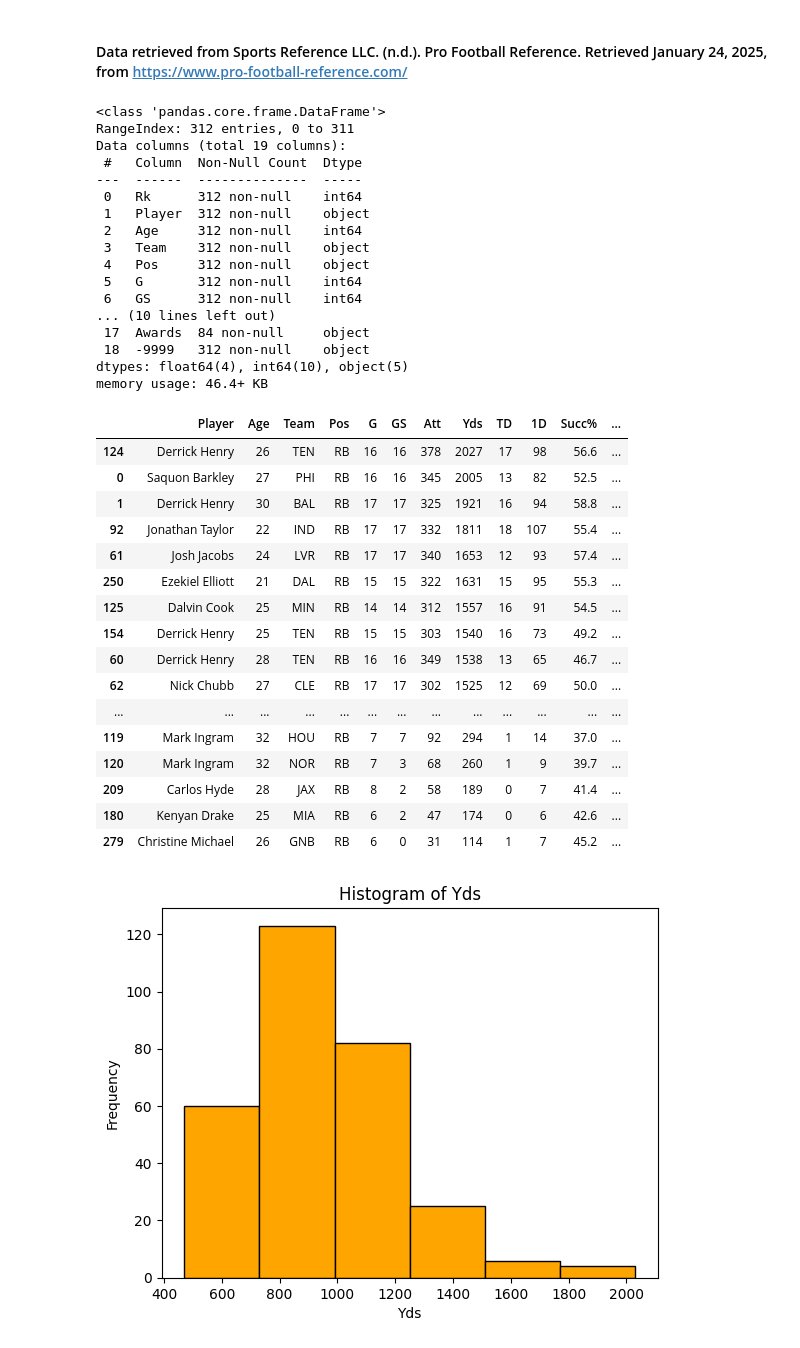
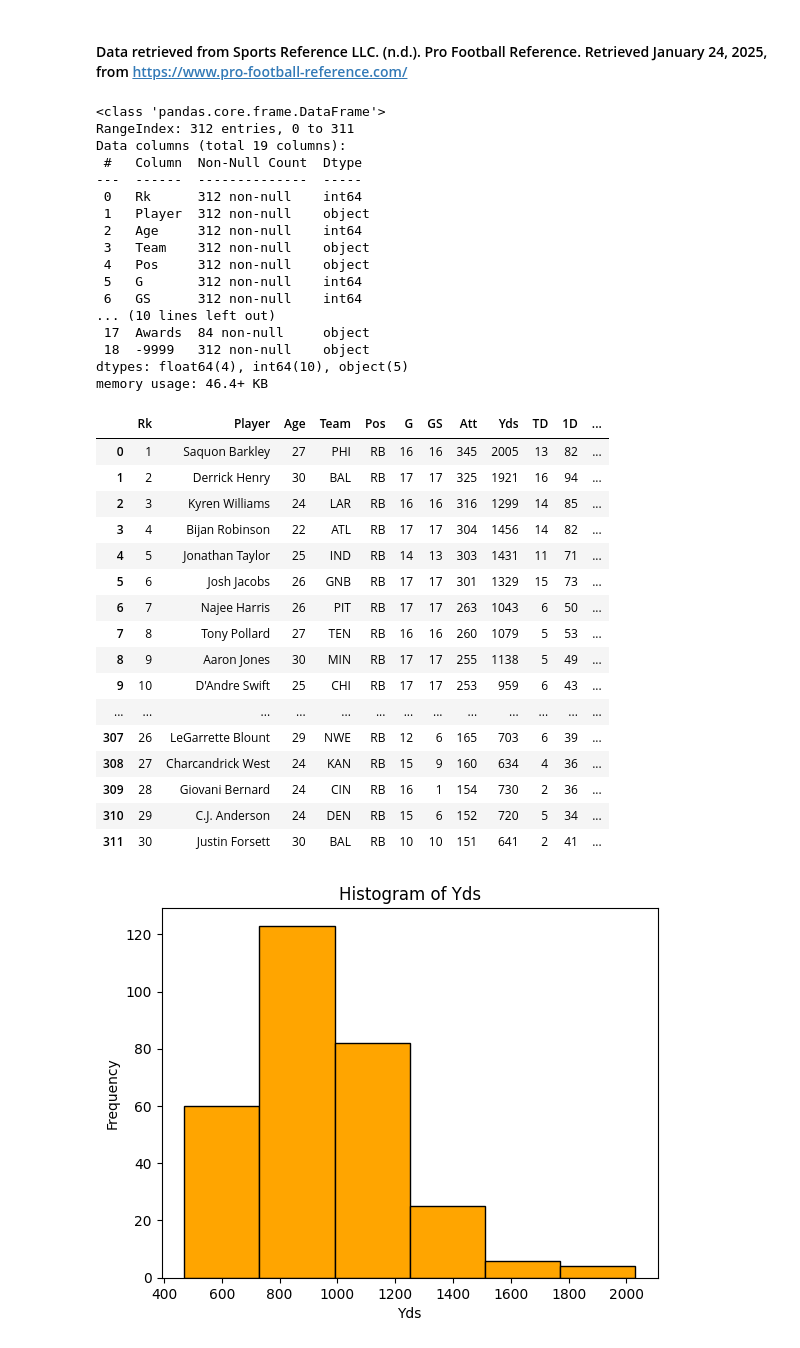
Before and after one commit to Bmoore4452/nfl-data-study, a Jupyter notebook: notebooks/nfl_data_study.ipynb, the cells around one changed output. Drawn from its saved outputs; the diff is of its cells as text; code cells hidden in the pictures.

```diff
--- a/notebooks/nfl_data_study.ipynb
+++ b/notebooks/nfl_data_study.ipynb
@@ -330,51 +330,70 @@ print(nfc_df)
 new_df = pd.read_csv(
     "/Users/brianmoore/Documents/Data Science Portfolio/nfl-data-study/data/raw/rb_rushing2024.csv"
 )
 
 # check the data types
 new_df.info()
 
 # drop the Rk column
-new_df = new_df.drop(columns=["Rk","Awards","-9999"])
+new_df = new_df.drop(columns=["Awards","-9999"])
 
 # short the dataframe by Yds
-new_df = new_df.sort_values(by="Yds", ascending=False)
+# new_df = new_df.sort_values(by="Yds", ascending=False)
 
 new_df
+
+# add a 'Year' column if it does not exist
+if 'Year' not in new_df.columns:
+    new_df['Year'] = 0
+
+# iterate through the dataframe and while the Rank is less than 30, set the Year to 2024. Once the Rank hits 1 again, set the Year to 1 less than the previous Year
+year = 2024
+for index, row in new_df.iterrows():
+    if row["Rk"] <= 30:
+        new_df.loc[index, "Year"] = year
+        if (row["Rk"] == 1 and index != 0):
+            new_df.loc[index, "Year"] = year - 1
+            year -= 1
+
+
+
+
+
+new_df
 # %% [output]
 <class 'pandas.core.frame.DataFrame'>
 RangeIndex: 312 entries, 0 to 311
 Data columns (total 19 columns):
  #   Column  Non-Null Count  Dtype
 ---  ------  --------------  -----
  0   Rk      312 non-null    int64
  1   Player  312 non-null    object
  2   Age     312 non-null    int64
  3   Team    312 non-null    object
  4   Pos     312 non-null    object
  5   G       312 non-null    int64
  6   GS      312 non-null    int64
 ... (10 lines left out)
  17  Awards  84 non-null     object
  18  -9999   312 non-null    object
 dtypes: float64(4), int64(10), object(5)
 memory usage: 46.4+ KB
-|  | Player | Age | Team | Pos | G | GS | Att | Yds | TD | 1D | Succ% | ... |
-| 124 | Derrick Henry | 26 | TEN | RB | 16 | 16 | 378 | 2027 | 17 | 98 | 56.6 | ... |
-| 0 | Saquon Barkley | 27 | PHI | RB | 16 | 16 | 345 | 2005 | 13 | 82 | 52.5 | ... |
-| 1 | Derrick Henry | 30 | BAL | RB | 17 | 17 | 325 | 1921 | 16 | 94 | 58.8 | ... |
-| 92 | Jonathan Taylor | 22 | IND | RB | 17 | 17 | 332 | 1811 | 18 | 107 | 55.4 | ... |
-| 61 | Josh Jacobs | 24 | LVR | RB | 17 | 17 | 340 | 1653 | 12 | 93 | 57.4 | ... |
-| 250 | Ezekiel Elliott | 21 | DAL | RB | 15 | 15 | 322 | 1631 | 15 | 95 | 55.3 | ... |
-| 125 | Dalvin Cook | 25 | MIN | RB | 14 | 14 | 312 | 1557 | 16 | 91 | 54.5 | ... |
-| 154 | Derrick Henry | 25 | TEN | RB | 15 | 15 | 303 | 1540 | 16 | 73 | 49.2 | ... |
-| 60 | Derrick Henry | 28 | TEN | RB | 16 | 16 | 349 | 1538 | 13 | 65 | 46.7 | ... |
-| 62 | Nick Chubb | 27 | CLE | RB | 17 | 17 | 302 | 1525 | 12 | 69 | 50.0 | ... |
+|  | Rk | Player | Age | Team | Pos | G | GS | Att | Yds | TD | 1D | ... |
+| 0 | 1 | Saquon Barkley | 27 | PHI | RB | 16 | 16 | 345 | 2005 | 13 | 82 | ... |
+| 1 | 2 | Derrick Henry | 30 | BAL | RB | 17 | 17 | 325 | 1921 | 16 | 94 | ... |
+| 2 | 3 | Kyren Williams | 24 | LAR | RB | 16 | 16 | 316 | 1299 | 14 | 85 | ... |
+| 3 | 4 | Bijan Robinson | 22 | ATL | RB | 17 | 17 | 304 | 1456 | 14 | 82 | ... |
+| 4 | 5 | Jonathan Taylor | 25 | IND | RB | 14 | 13 | 303 | 1431 | 11 | 71 | ... |
+| 5 | 6 | Josh Jacobs | 26 | GNB | RB | 17 | 17 | 301 | 1329 | 15 | 73 | ... |
+| 6 | 7 | Najee Harris | 26 | PIT | RB | 17 | 17 | 263 | 1043 | 6 | 50 | ... |
+| 7 | 8 | Tony Pollard | 27 | TEN | RB | 16 | 16 | 260 | 1079 | 5 | 53 | ... |
+| 8 | 9 | Aaron Jones | 30 | MIN | RB | 17 | 17 | 255 | 1138 | 5 | 49 | ... |
+| 9 | 10 | D'Andre Swift | 25 | CHI | RB | 17 | 17 | 253 | 959 | 6 | 43 | ... |
 | ... | ... | ... | ... | ... | ... | ... | ... | ... | ... | ... | ... | ... |
-| 119 | Mark Ingram | 32 | HOU | RB | 7 | 7 | 92 | 294 | 1 | 14 | 37.0 | ... |
-| 120 | Mark Ingram | 32 | NOR | RB | 7 | 3 | 68 | 260 | 1 | 9 | 39.7 | ... |
-| 209 | Carlos Hyde | 28 | JAX | RB | 8 | 2 | 58 | 189 | 0 | 7 | 41.4 | ... |
-| 180 | Kenyan Drake | 25 | MIA | RB | 6 | 2 | 47 | 174 | 0 | 6 | 42.6 | ... |
-| 279 | Christine Michael | 26 | GNB | RB | 6 | 0 | 31 | 114 | 1 | 7 | 45.2 | ... |
+| 307 | 26 | LeGarrette Blount | 29 | NWE | RB | 12 | 6 | 165 | 703 | 6 | 39 | ... |
+| 308 | 27 | Charcandrick West | 24 | KAN | RB | 15 | 9 | 160 | 634 | 4 | 36 | ... |
+| 309 | 28 | Giovani Bernard | 24 | CIN | RB | 16 | 1 | 154 | 730 | 2 | 36 | ... |
+| 310 | 29 | C.J. Anderson | 24 | DEN | RB | 15 | 6 | 152 | 720 | 5 | 34 | ... |
+| 311 | 30 | Justin Forsett | 30 | BAL | RB | 10 | 10 | 151 | 641 | 2 | 41 | ... |
 # %%
 # keep only 300 rows
```
Also changed, not shown: parts of 10 cells of this notebook, 8 other files.
